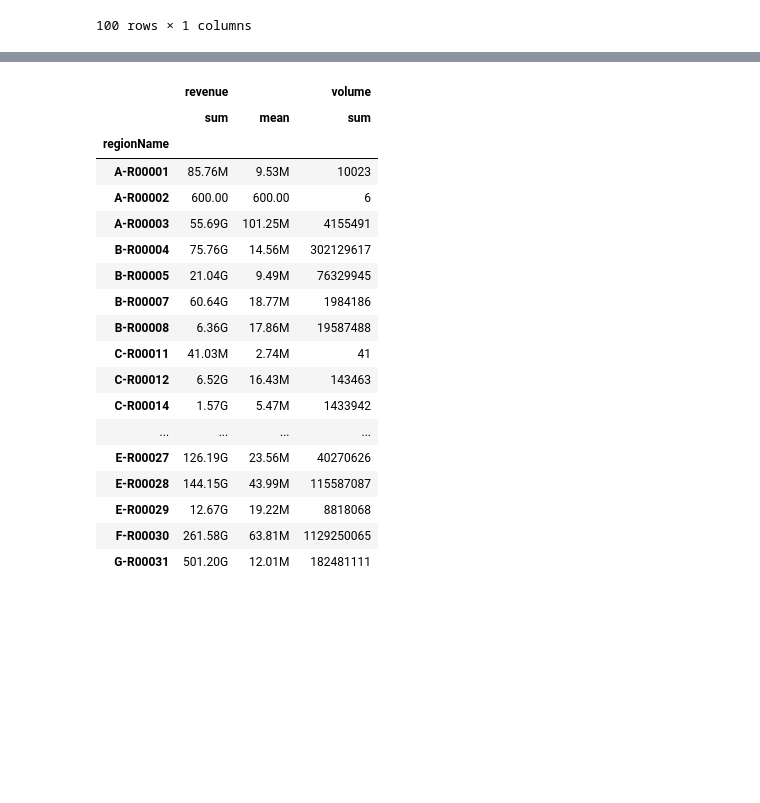
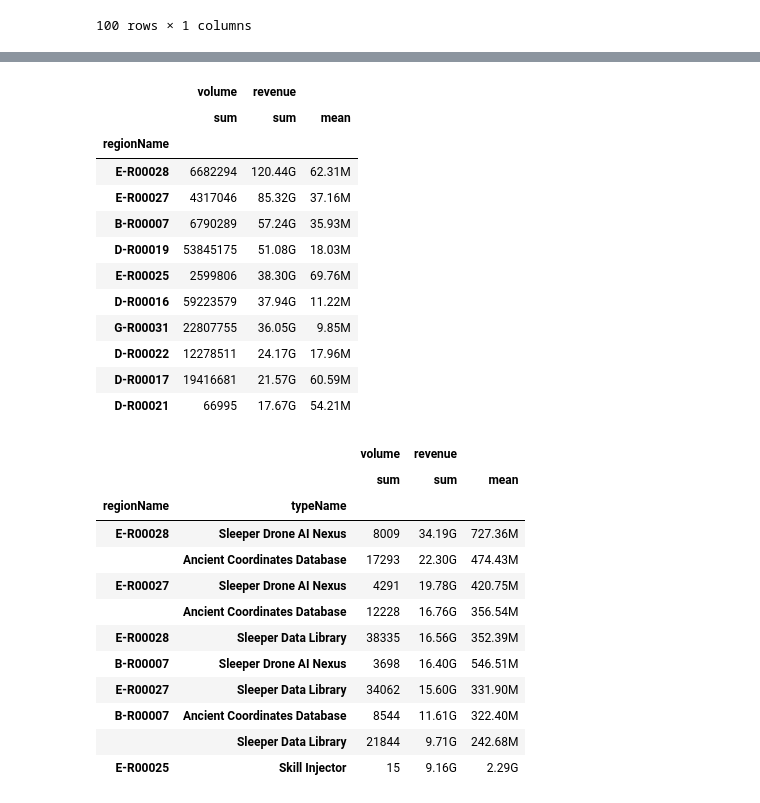
Before and after one commit to evrial/EVE-market-data, a Jupyter notebook: Markets.ipynb, the cells around one changed output, grey strips where cells are left out. Cells and saved outputs as stored; diff of their text form; code cells hidden in the pictures; blank space fills up the shorter version.

```diff
--- a/Markets.ipynb
+++ b/Markets.ipynb
@@ -109,11 +119,9 @@ memory usage: 1.6 GB
 # %%
 prices['revenue'] = prices['average'] * prices['volume']
 # %%
-merged = pd.merge(prices, regions, how='left',
-                  left_on='region_id', right_index=True)
-merged = pd.merge(merged, types, how='left',
-                  left_on='type_id', right_index=True)
-merged.drop(['region_id', 'type_id'], axis=1, inplace=True)
-merged
+df = pd.merge(prices, regions, how='left', left_on='region_id', right_index=True)
+df = pd.merge(df, types, how='left', left_on='type_id', right_index=True)
+df.drop(['region_id', 'type_id'], axis=1, inplace=True)
+df.head()
 # %% [output]
 |  | date | lowest | highest | average | volume | order_count | revenue | regionName | typeName |
@@ -145,3 +138,0 @@ pd.set_eng_float_format(accuracy=2, use_eng_prefix=True)
-# %%
-df = merged
-df.head()
@@ -238,0 +241,3 @@ wh_regions = regions[regions.index >= 11000000]
+# %%
+result1 = df.query('date > 2017 and regionName in @wh_regions.regionName')
+result1.head()
@@ -239,23 +251,38 @@ wh_regions = regions[regions.index >= 11000000]
 # %%
-df[df['regionName'].isin(wh_regions.regionName)].groupby(['regionName']).agg(
-    {'volume': np.sum, 'revenue': ['sum', 'mean']})
+result1.groupby(['regionName']).agg({
+        'volume': 'sum',
+        'revenue': ['sum', 'mean']
+    }).nlargest(10, [('revenue', 'sum')])
 # %% [output]
-|  | revenue |  | volume |
-|  | sum | mean | sum |
+|  | volume | revenue |  |
+|  | sum | sum | mean |
 | regionName |  |  |  |
-| A-R00001 | 85.76M | 9.53M | 10023 |
-| A-R00002 | 600.00 | 600.00 | 6 |
-| A-R00003 | 55.69G | 101.25M | 4155491 |
-| B-R00004 | 75.76G | 14.56M | 302129617 |
-| B-R00005 | 21.04G | 9.49M | 76329945 |
-| B-R00007 | 60.64G | 18.77M | 1984186 |
-| B-R00008 | 6.36G | 17.86M | 19587488 |
-| C-R00011 | 41.03M | 2.74M | 41 |
-| C-R00012 | 6.52G | 16.43M | 143463 |
-| C-R00014 | 1.57G | 5.47M | 1433942 |
-| ... | ... | ... | ... |
-| E-R00027 | 126.19G | 23.56M | 40270626 |
-| E-R00028 | 144.15G | 43.99M | 115587087 |
-| E-R00029 | 12.67G | 19.22M | 8818068 |
-| F-R00030 | 261.58G | 63.81M | 1129250065 |
-| G-R00031 | 501.20G | 12.01M | 182481111 |
+| E-R00028 | 6682294 | 120.44G | 62.31M |
+| E-R00027 | 4317046 | 85.32G | 37.16M |
+| B-R00007 | 6790289 | 57.24G | 35.93M |
+| D-R00019 | 53845175 | 51.08G | 18.03M |
+| E-R00025 | 2599806 | 38.30G | 69.76M |
+| D-R00016 | 59223579 | 37.94G | 11.22M |
+| G-R00031 | 22807755 | 36.05G | 9.85M |
+| D-R00022 | 12278511 | 24.17G | 17.96M |
+| D-R00017 | 19416681 | 21.57G | 60.59M |
+| D-R00021 | 66995 | 17.67G | 54.21M |
+# %%
+result1.groupby(['regionName', 'typeName']).agg({
+        'volume': 'sum',
+        'revenue': ['sum', 'mean']
+    }).nlargest(10, [('revenue', 'sum')])
+# %% [output]
+|  |  | volume | revenue |  |
+|  |  | sum | sum | mean |
+| regionName | typeName |  |  |  |
+| E-R00028 | Sleeper Drone AI Nexus | 8009 | 34.19G | 727.36M |
+|  | Ancient Coordinates Database | 17293 | 22.30G | 474.43M |
+| E-R00027 | Sleeper Drone AI Nexus | 4291 | 19.78G | 420.75M |
+|  | Ancient Coordinates Database | 12228 | 16.76G | 356.54M |
+| E-R00028 | Sleeper Data Library | 38335 | 16.56G | 352.39M |
+| B-R00007 | Sleeper Drone AI Nexus | 3698 | 16.40G | 546.51M |
+| E-R00027 | Sleeper Data Library | 34062 | 15.60G | 331.90M |
+| B-R00007 | Ancient Coordinates Database | 8544 | 11.61G | 322.40M |
+|  | Sleeper Data Library | 21844 | 9.71G | 242.68M |
+| E-R00025 | Skill Injector | 15 | 9.16G | 2.29G |
```
Also changed, not shown: parts of 35 cells of this notebook, 4 other files.
